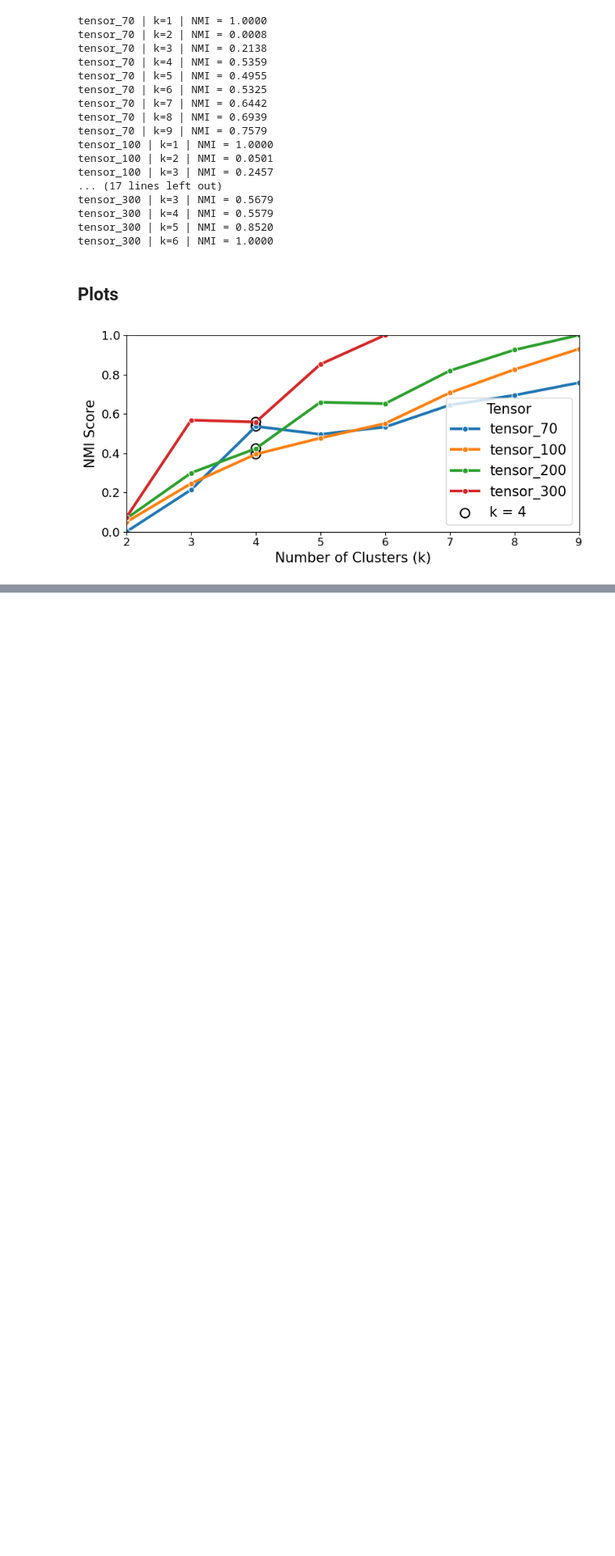
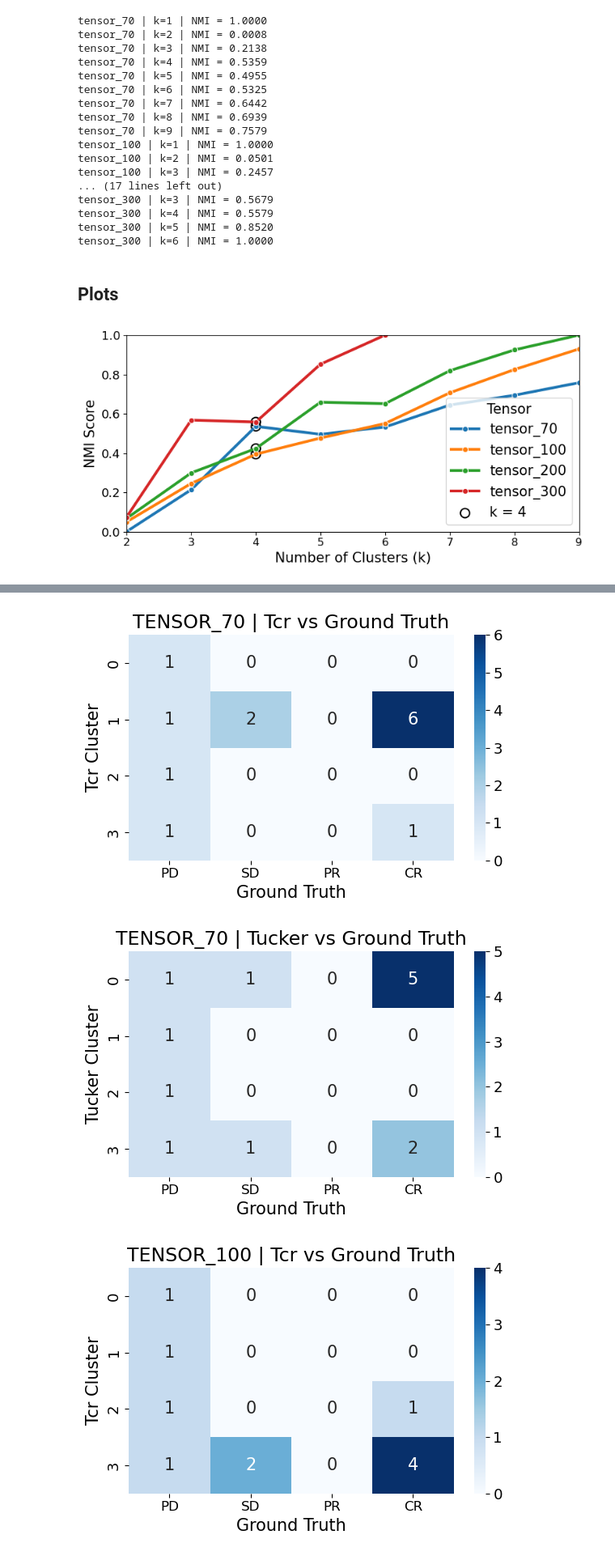
Before and after one commit to pablovadillo/Tensordecomposition, a Jupyter notebook: Cluster_comparison.ipynb, the cells around one changed output, grey strips where cells are left out. Shown at 81% size. Drawn from its saved outputs; the diff is of its cells as text; code cells hidden in the pictures; blank space fills up the shorter version.

```diff
--- a/Cluster_comparison.ipynb
+++ b/Cluster_comparison.ipynb
@@ -143,0 +313,34 @@ plt.show()
+# %%
+import pandas as pd
+import matplotlib.pyplot as plt
+import seaborn as sns
+
+# Loop through each tensor and plot confusion matrices for both clustering methods
+for tensor, df in merged_results.items():
+    if df.empty:
+        continue  # Skip tensors with missing or empty data
+
+    for method in ['cluster_tcr', 'cluster_tucker']:
+        method_label = method.split('_')[1].capitalize()  # "Tcr" or "Tucker"
+        title = f'{tensor.upper()} | {method_label} vs Ground Truth'
+
+        expected_labels = ['PD', 'SD', 'PR', 'CR']
+
+        conf_mat = pd.crosstab(
+            df[method],
+            df['ground_truth'],
+            rownames=[f'{method_label} Cluster'],
+            colnames=['Ground Truth']
+        ).reindex(columns=expected_labels, fill_value=0)
+
+
+        # Plot
+        plt.figure(figsize=(6, 4))
+        sns.heatmap(conf_mat, annot=True, fmt='d', cmap='Blues')
+        plt.title(title)
+        plt.tight_layout()
+        plt.show()
+# %% [output]
+[figure, added]
+[figure, added]
+[figure, added]
```
Also changed, not shown: parts of 9 cells of this notebook, 2 other files.
